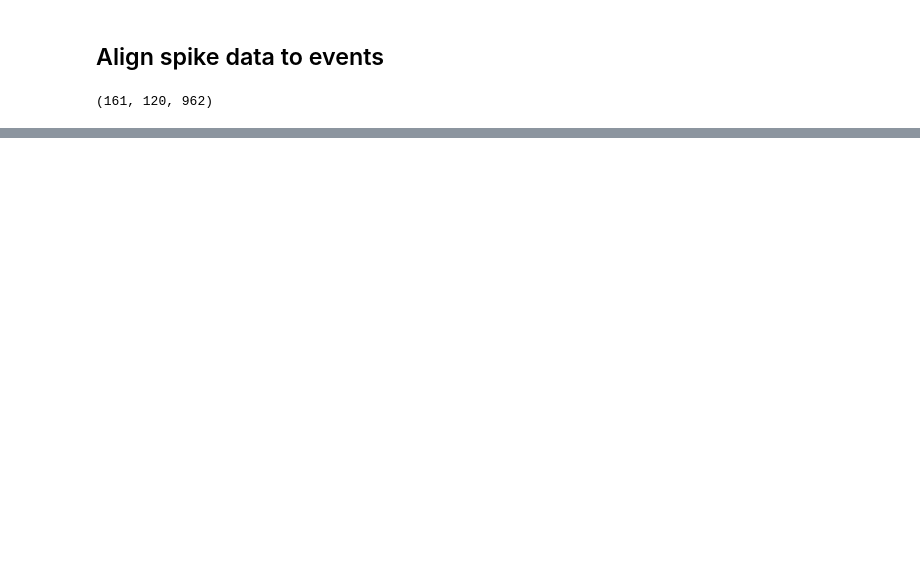
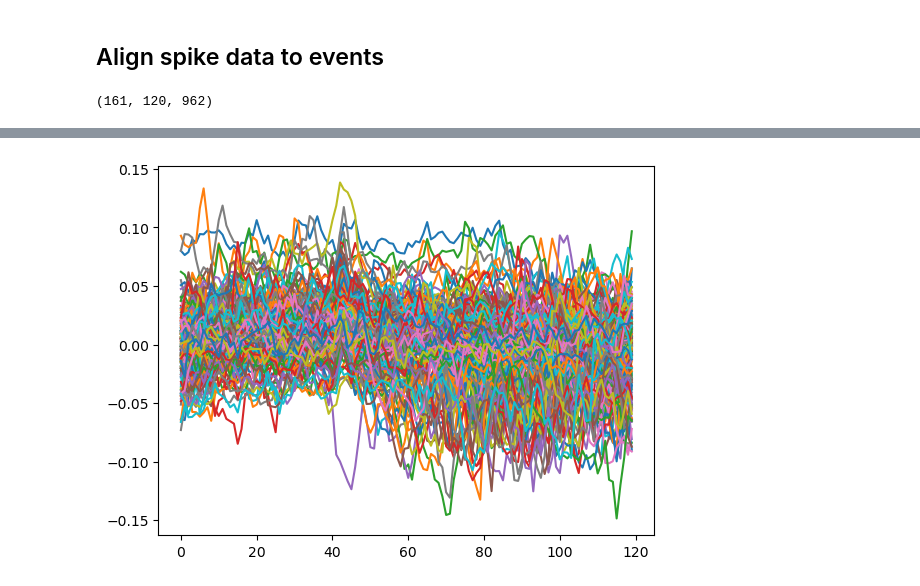
Before and after one commit to Magill-ASAP-team/trialexp, a Jupyter notebook: notebooks/workflow/Spike sync.ipynb, the cells around one changed output, grey strips where cells are left out. Cells and saved outputs as stored; diff of their text form; code cells hidden in the pictures; blank space fills up the shorter version.

```diff
--- a/notebooks/workflow/Spike sync.ipynb
+++ b/notebooks/workflow/Spike sync.ipynb
@@ -172,0 +212,4 @@ plot_spike_rate(dataset['hold_for_water_spike_rate'].data[6].T, 0.4,
+# %%
+plt.plot(dataset['hold_for_water_analog_1_df_over_f'].data[0,:,:].T);
+# %% [output]
+[figure, added]
```
Also changed, not shown: parts of 13 cells of this notebook.
